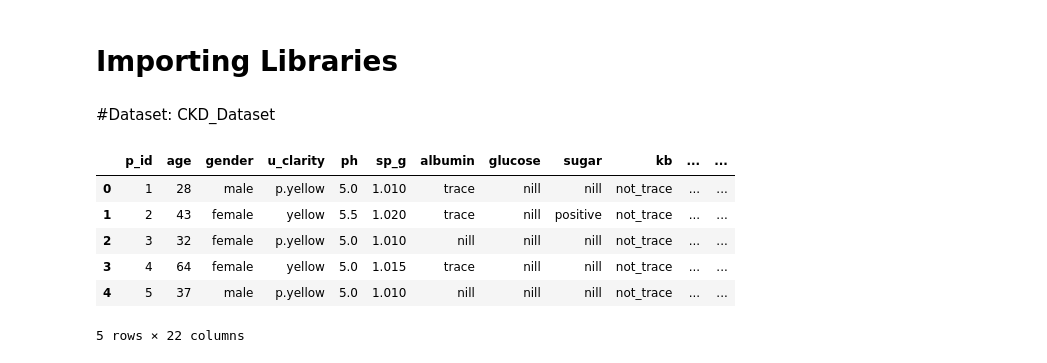
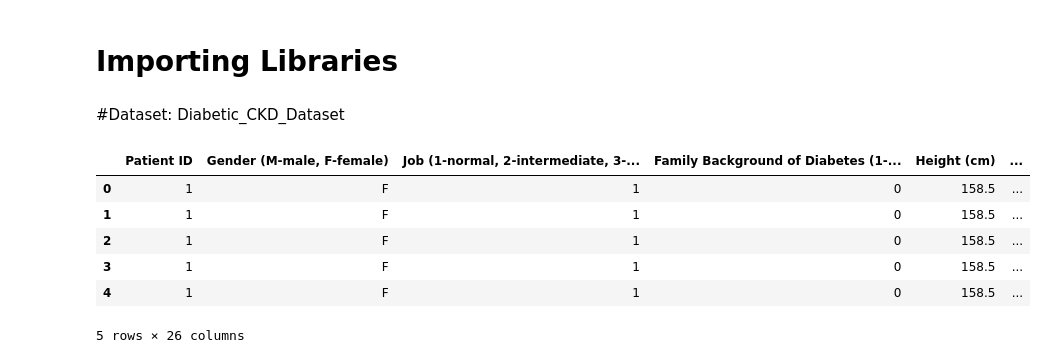
Before and after one commit to Munfa/CKD-Explainable-AI, a Jupyter notebook: notebooks/EDA_CKD.ipynb, the cells around one changed output. Cells and saved outputs as stored; diff of their text form; code cells hidden in the pictures.

Commit message:
Add Diabetic CKD EDA

```diff
--- a/notebooks/EDA_CKD.ipynb
+++ b/notebooks/EDA_CKD.ipynb
@@ -7,19 +7,19 @@ import pandas as pd
 import numpy as np
 from data_profiling import ProfileReport
 # %% [markdown]
-#Dataset: CKD_Dataset
+#Dataset: Diabetic_CKD_Dataset
 # %%
-df = pd.read_excel("/content/CKD_dataset.xlsx")
+df = pd.read_csv("/content/DiabeticCKD_dataset.csv")
 
 df.head()
 # %% [output]
-|  | p_id | age | gender | u_clarity | ph | sp_g | albumin | glucose | sugar | kb | ... | ... |
-| 0 | 1 | 28 | male | p.yellow | 5.0 | 1.010 | trace | nill | nill | not_trace | ... | ... |
-| 1 | 2 | 43 | female | yellow | 5.5 | 1.020 | trace | nill | positive | not_trace | ... | ... |
-| 2 | 3 | 32 | female | p.yellow | 5.0 | 1.010 | nill | nill | nill | not_trace | ... | ... |
-| 3 | 4 | 64 | female | yellow | 5.0 | 1.015 | trace | nill | nill | not_trace | ... | ... |
-| 4 | 5 | 37 | male | p.yellow | 5.0 | 1.010 | nill | nill | nill | not_trace | ... | ... |
+|  | Patient ID | Gender (M-male, F-female) | Job (1-normal, 2-intermediate, 3-... | Family Background of Diabetes (1-... | Height (cm) | ... |
+| 0 | 1 | F | 1 | 0 | 158.5 | ... |
+| 1 | 1 | F | 1 | 0 | 158.5 | ... |
+| 2 | 1 | F | 1 | 0 | 158.5 | ... |
+| 3 | 1 | F | 1 | 0 | 158.5 | ... |
+| 4 | 1 | F | 1 | 0 | 158.5 | ... |
-5 rows × 22 columns
+5 rows × 26 columns
 # %%
 df.tail()
 # %% [output]
```
Also changed, not shown: parts of 8 cells of this notebook.
